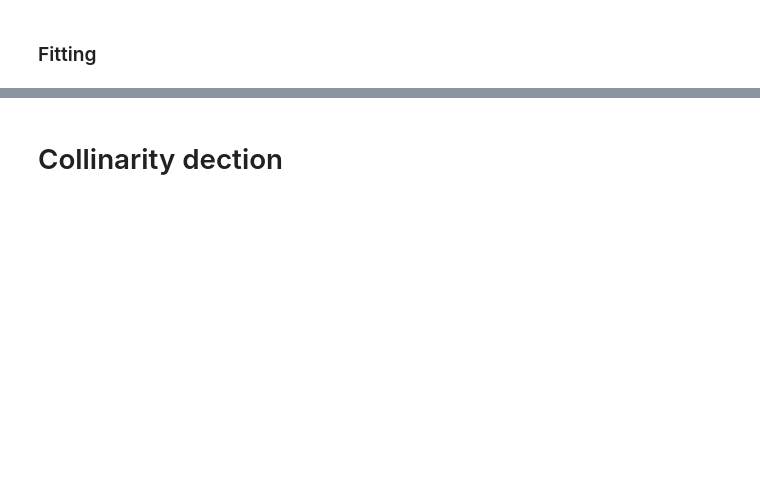
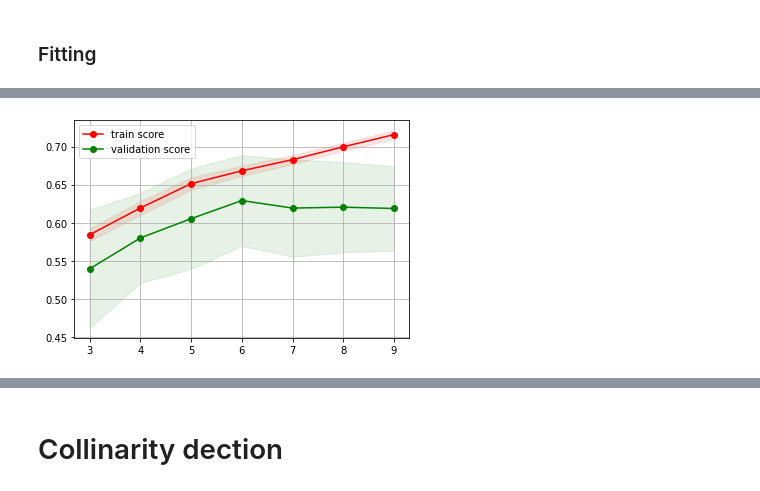
Before and after one commit to vita70579/Single-CH.-EEG-Automatic-Sleep-Staging-Structure, a Jupyter notebook: EEG Signal Post - Processing.ipynb, the cells around one changed output, grey strips where cells are left out. Saved outputs shown, nothing was run; the diff lists cells and outputs as text; code cells hidden in the pictures; blank space fills up the shorter version.

```diff
--- a/EEG Signal Post - Processing.ipynb
+++ b/EEG Signal Post - Processing.ipynb
@@ -102,5 +101,5 @@ idx2 = list(selector.get_support(indices=True))
 # %%
-idx = [i for i in idx1 if i in idx2]
+idx = list(set(idx1) & set(idx2))
 trX = trX[:,idx]
 trX.shape
 # %% [output]
@@ -263,0 +278,27 @@ with open("REPORT.csv", "a+") as csvfile:
+# %%
+train_score2, validation_score2 = validation_curve(
+    tree,
+    trX,
+    trY,
+    param_name='max_depth',
+    cv=10,
+    param_range=np.arange(3,10))
+
+train_score2_mean=train_score2.mean(1)
+train_score2_std=train_score2.std(1)
+validation_score2_mean=validation_score2.mean(1)
+validation_score2_std=validation_score2.std(1)
+# %%
+plt.grid()
+x_axis = np.arange(3,10)
+plt.fill_between(x_axis,train_score2_mean-train_score2_std,
+                 train_score2_mean+train_score2_std,color='r',alpha=0.1)
+plt.fill_between(x_axis,validation_score2_mean-validation_score2_std,
+                 validation_score2_mean+validation_score2_std,color='g',alpha=0.1)
+
+plt.plot(x_axis,train_score2_mean,'o-',c='r',label='train score')
+plt.plot(x_axis,validation_score2_mean,'o-',c='g',label='validation score')
+plt.legend(loc='best')
+plt.show()
+# %% [output]
+[figure, added]
```
Also changed, not shown: parts of 38 cells of this notebook.
